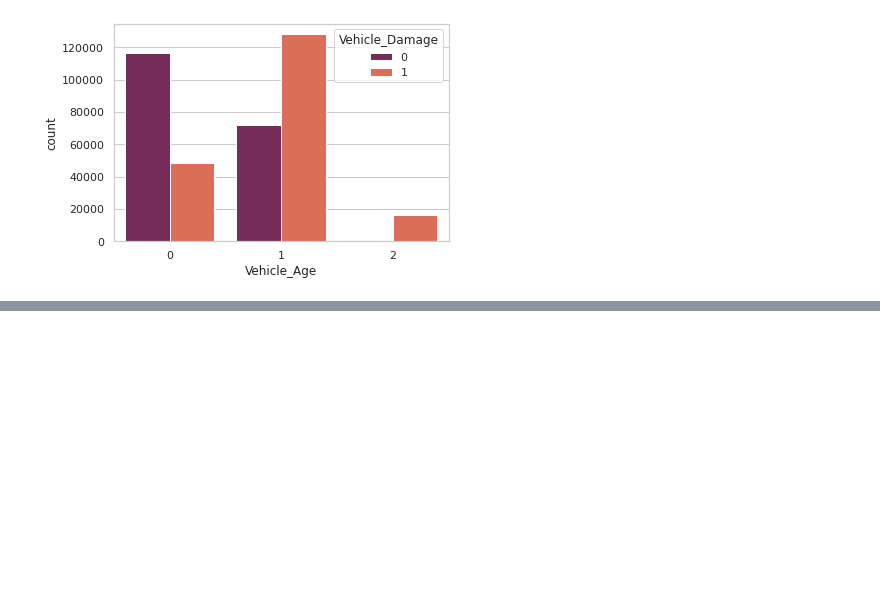
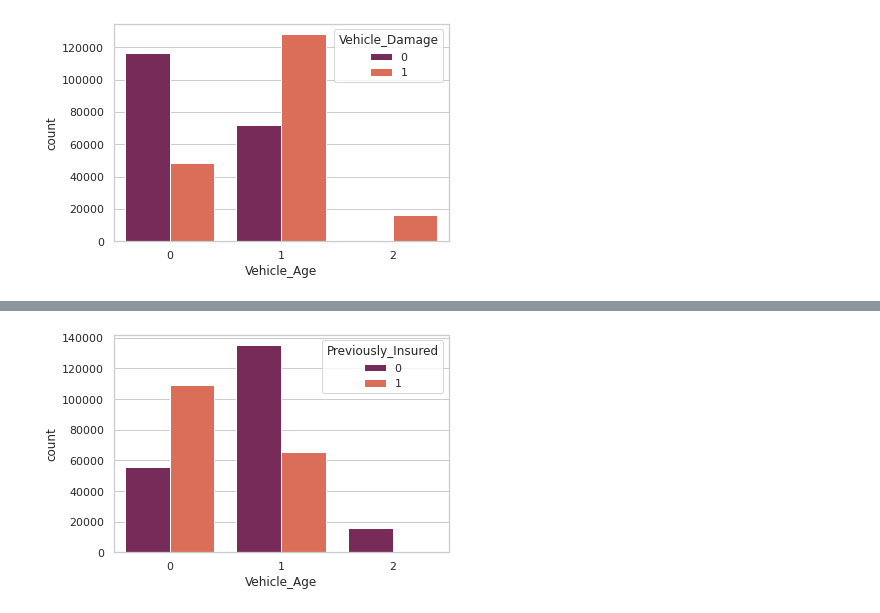
Before and after one commit to MananTaneja/MLDM_CaseStudy_Insurance, a Jupyter notebook: review1.ipynb, the cells around one changed output, grey strips where cells are left out. Cells and saved outputs as stored; diff of their text form; code cells hidden in the pictures; blank space fills up the shorter version.

```diff
--- a/review1.ipynb
+++ b/review1.ipynb
@@ -214,6 +266,6 @@ plt.show(cnp7)
 # %% [output]
 [figure]
 # %%
-cnp8=sns.countplot('Vehicle_Age',hue='Previously_Insured',data=train, , palette="rocket")
+cnp8=sns.countplot('Vehicle_Age',hue='Previously_Insured',data=train, palette="rocket")
 plt.show(cnp8)
 # %% [output]
@@ -221 +272,2 @@ SyntaxError: invalid syntax (<ipython-input-40-1e4cadda40c8>, line 1)
+[figure, added]
 # %%
```
Also changed, not shown: parts of 16 cells of this notebook.
